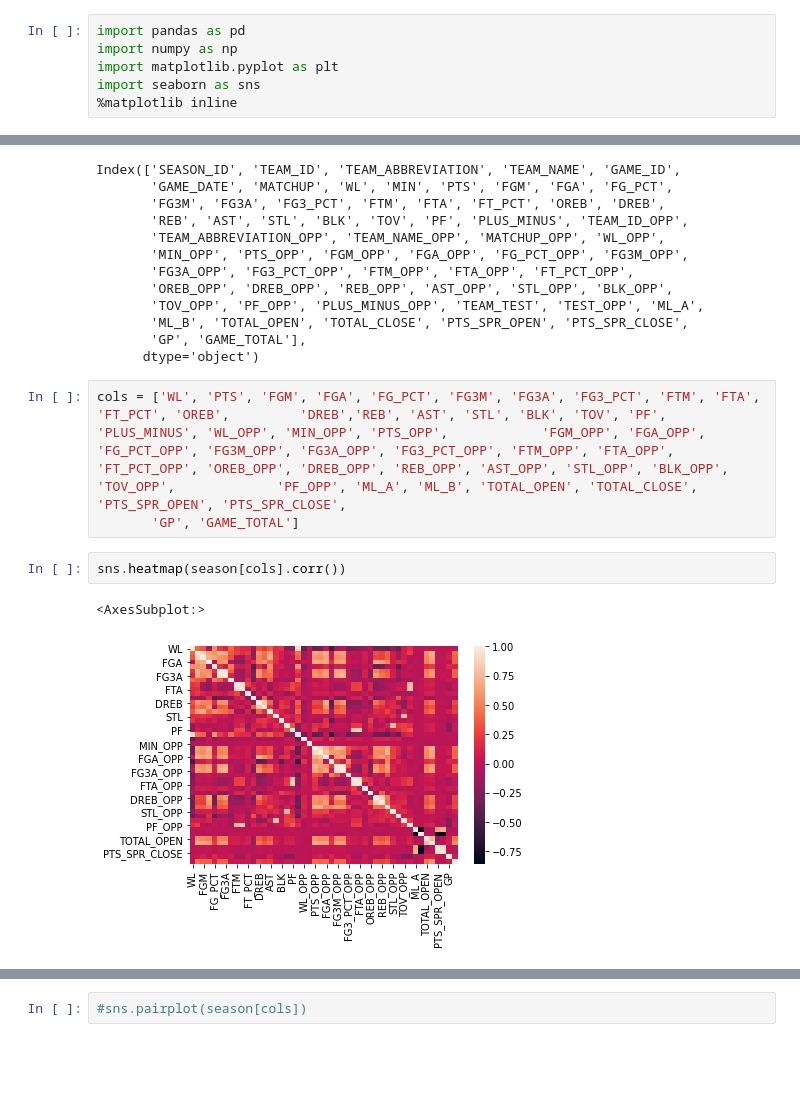
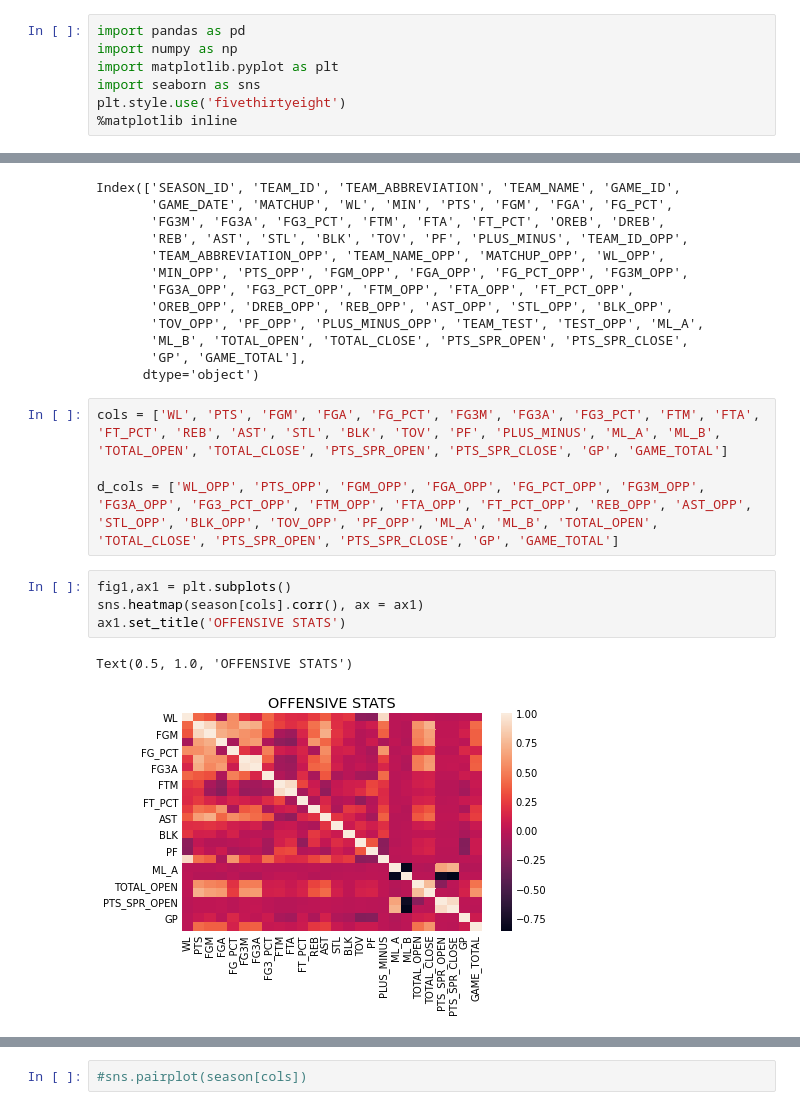
Before and after one commit to justin-wallander/BeatingVegas, a Jupyter notebook: eda.ipynb, the cells around one changed output, grey strips where cells are left out. Cells and saved outputs as stored; diff of their text form; blank space fills up the shorter version.

```diff
--- a/eda.ipynb
+++ b/eda.ipynb
@@ -3,6 +3,7 @@ import pandas as pd
 import numpy as np
 import matplotlib.pyplot as plt
 import seaborn as sns
+plt.style.use('fivethirtyeight')
 %matplotlib inline
 # %%
 season = pd.read_csv('shift_season.csv')
@@ -32,10 +33,13 @@ Index(['SEASON_ID', 'TEAM_ID', 'TEAM_ABBREVIATION', 'TEAM_NAME', 'GAME_ID',
        'GP', 'GAME_TOTAL'],
       dtype='object')
 # %%
-cols = ['WL', 'PTS', 'FGM', 'FGA', 'FG_PCT', 'FG3M', 'FG3A', 'FG3_PCT', 'FTM', 'FTA', 'FT_PCT', 'OREB',         'DREB','REB', 'AST', 'STL', 'BLK', 'TOV', 'PF', 'PLUS_MINUS', 'WL_OPP', 'MIN_OPP', 'PTS_OPP',            'FGM_OPP', 'FGA_OPP', 'FG_PCT_OPP', 'FG3M_OPP', 'FG3A_OPP', 'FG3_PCT_OPP', 'FTM_OPP', 'FTA_OPP',         'FT_PCT_OPP', 'OREB_OPP', 'DREB_OPP', 'REB_OPP', 'AST_OPP', 'STL_OPP', 'BLK_OPP', 'TOV_OPP',             'PF_OPP', 'ML_A', 'ML_B', 'TOTAL_OPEN', 'TOTAL_CLOSE', 'PTS_SPR_OPEN', 'PTS_SPR_CLOSE',
-       'GP', 'GAME_TOTAL']
+cols = ['WL', 'PTS', 'FGM', 'FGA', 'FG_PCT', 'FG3M', 'FG3A', 'FG3_PCT', 'FTM', 'FTA', 'FT_PCT', 'REB', 'AST', 'STL', 'BLK', 'TOV', 'PF', 'PLUS_MINUS', 'ML_A', 'ML_B', 'TOTAL_OPEN', 'TOTAL_CLOSE', 'PTS_SPR_OPEN', 'PTS_SPR_CLOSE', 'GP', 'GAME_TOTAL']
+
+d_cols = ['WL_OPP', 'PTS_OPP', 'FGM_OPP', 'FGA_OPP', 'FG_PCT_OPP', 'FG3M_OPP', 'FG3A_OPP', 'FG3_PCT_OPP', 'FTM_OPP', 'FTA_OPP', 'FT_PCT_OPP', 'REB_OPP', 'AST_OPP', 'STL_OPP', 'BLK_OPP', 'TOV_OPP', 'PF_OPP', 'ML_A', 'ML_B', 'TOTAL_OPEN', 'TOTAL_CLOSE', 'PTS_SPR_OPEN', 'PTS_SPR_CLOSE', 'GP', 'GAME_TOTAL']
-# %%
-sns.heatmap(season[cols].corr())
-# %% [output]
-<AxesSubplot:>
-[figure, removed]
+# %%
+fig1,ax1 = plt.subplots()
+sns.heatmap(season[cols].corr(), ax = ax1)
+ax1.set_title('OFFENSIVE STATS')
+# %% [output]
+Text(0.5, 1.0, 'OFFENSIVE STATS')
+[figure, added]
```
Also changed, not shown: parts of 9 cells of this notebook, 2 other files.
